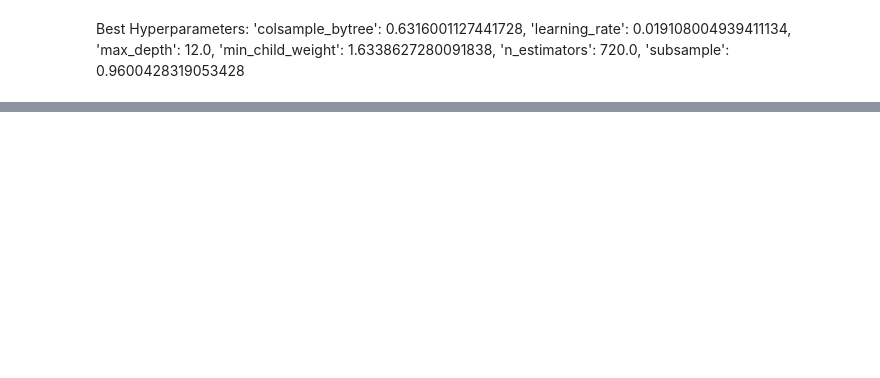
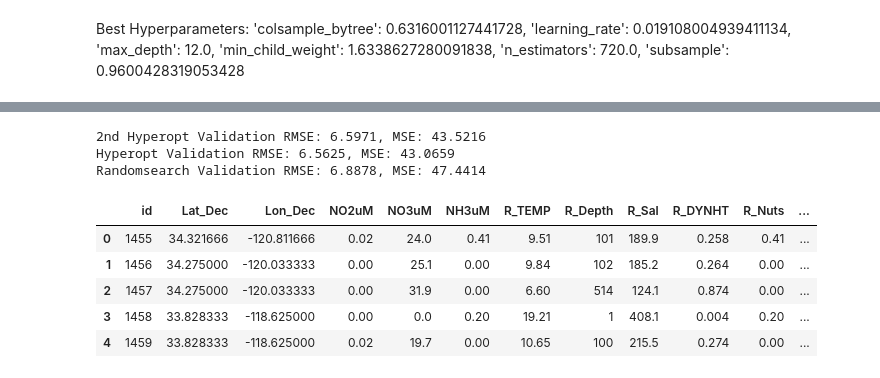
Before and after one commit to haylee360/eds232-kaggle-comp, a Jupyter notebook: xgb.ipynb, the cells around one changed output, grey strips where cells are left out. Saved outputs shown, nothing was run; the diff lists cells and outputs as text; code cells hidden in the pictures; blank space fills up the shorter version.

```diff
--- a/xgb.ipynb
+++ b/xgb.ipynb
@@ -354,0 +442,10 @@ feature_importance
+# %%
+# Convert integer-based hyperparameters explicitly
+best_params2["n_estimators"] = int(best_params2["n_estimators"])
+best_params2["max_depth"] = int(best_params2["max_depth"])
+
+# Initialize best hyperopt model
+xgb_hyper2 = XGBRegressor(**best_params2, eval_metric='rmse', random_state=808)
+
+# Fit model
+xgb_hyper2.fit(X_train_scaled, y_train, eval_set=[(X_val_scaled, y_val)], verbose=0)
@@ -354,0 +465,29 @@ feature_importance
+# %%
+# Predict on validation and testing data
+y_pred_hyper2 = xgb_hyper2.predict(X_val_scaled)
+
+# Calculate Mean Squared Error (MSE)
+hyper_mse2 = mean_squared_error(y_val, y_pred_hyper2)
+
+# Calculate Root Mean Squared Error (RMSE)
+hyper_rmse2 = np.sqrt(hyper_mse2)
+
+# Print results
+print(f"2nd Hyperopt Validation RMSE: {hyper_rmse2:.4f}, MSE: {hyper_mse2:.4f}")
+print(f"Hyperopt Validation RMSE: {hyper_rmse:.4f}, MSE: {hyper_mse:.4f}")
+print(f"Randomsearch Validation RMSE: {val_rmse:.4f}, MSE: {val_mse:.4f}")
+# %% [output]
+2nd Hyperopt Validation RMSE: 6.5971, MSE: 43.5216
+Hyperopt Validation RMSE: 6.5625, MSE: 43.0659
+Randomsearch Validation RMSE: 6.8878, MSE: 47.4414
+# %%
+y_pred_hyper2_test = xgb_hyper2.predict(test_df)
+test_df['DIC'] = y_pred_hyper2_test
+test_df.head()
+# %% [output]
+|  | id | Lat_Dec | Lon_Dec | NO2uM | NO3uM | NH3uM | R_TEMP | R_Depth | R_Sal | R_DYNHT | R_Nuts | ... |
+| 0 | 1455 | 34.321666 | -120.811666 | 0.02 | 24.0 | 0.41 | 9.51 | 101 | 189.9 | 0.258 | 0.41 | ... |
+| 1 | 1456 | 34.275000 | -120.033333 | 0.00 | 25.1 | 0.00 | 9.84 | 102 | 185.2 | 0.264 | 0.00 | ... |
+| 2 | 1457 | 34.275000 | -120.033333 | 0.00 | 31.9 | 0.00 | 6.60 | 514 | 124.1 | 0.874 | 0.00 | ... |
+| 3 | 1458 | 33.828333 | -118.625000 | 0.00 | 0.0 | 0.20 | 19.21 | 1 | 408.1 | 0.004 | 0.20 | ... |
+| 4 | 1459 | 33.828333 | -118.625000 | 0.02 | 19.7 | 0.00 | 10.65 | 100 | 215.5 | 0.274 | 0.00 | ... |
```
Also changed, not shown: parts of 14 cells of this notebook, 2 other files.
